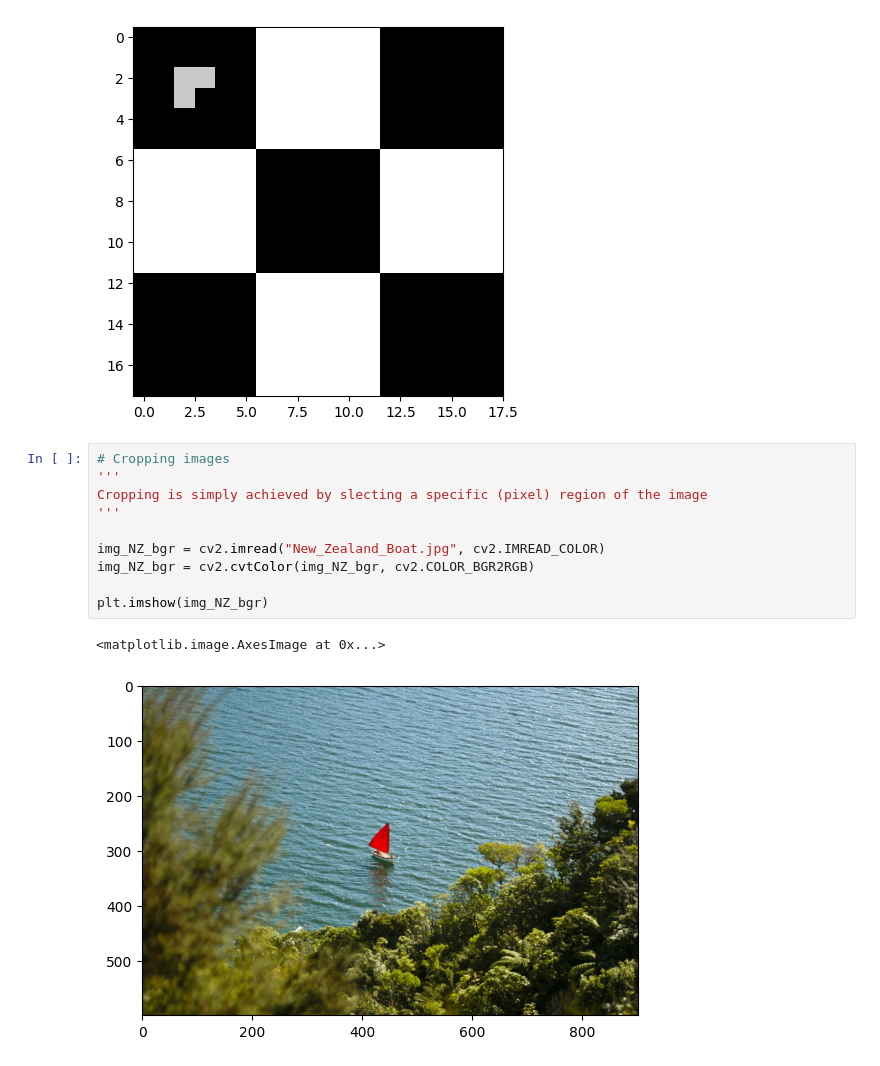
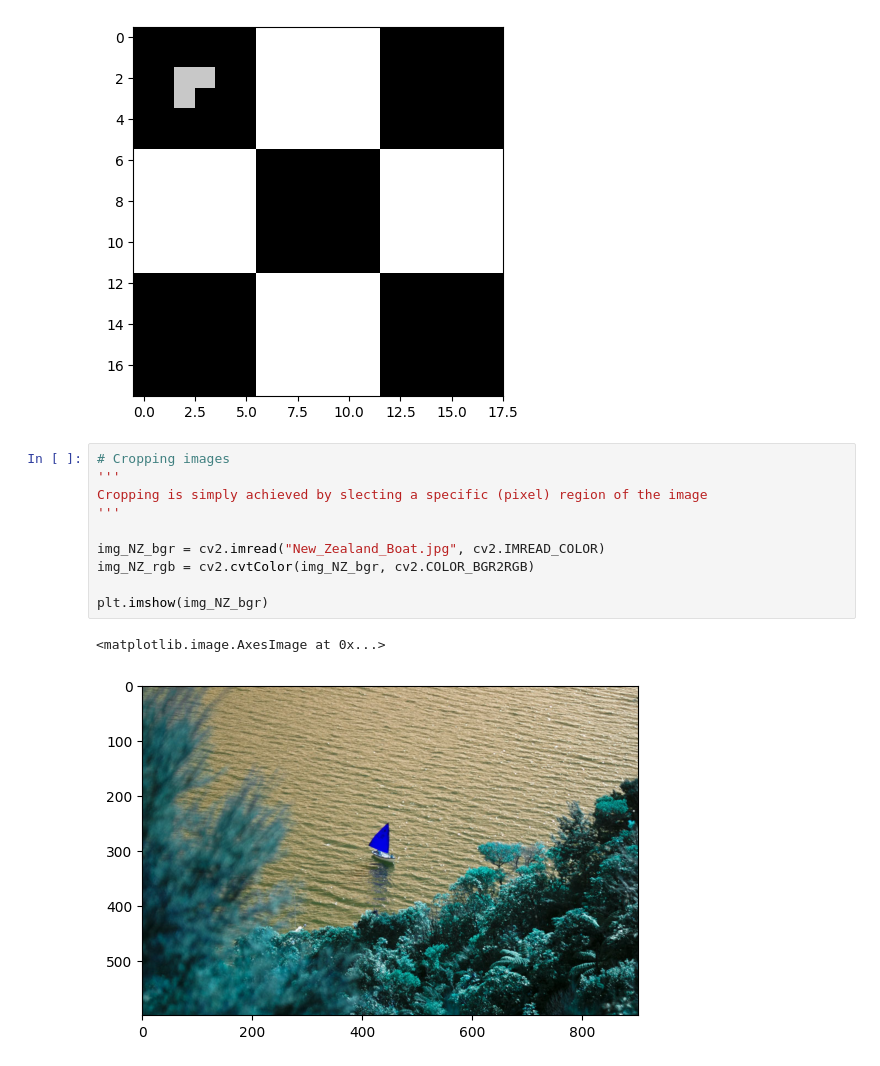
Before and after one commit to scienmanas/OpenCV-Codes, a Jupyter notebook: 02_Basic_Image_Manipulation/Learn_note_2.ipynb, the cells around one changed output. Drawn from its saved outputs; the diff is of its cells as text.

```diff
--- a/02_Basic_Image_Manipulation/Learn_note_2.ipynb
+++ b/02_Basic_Image_Manipulation/Learn_note_2.ipynb
@@ -81,16 +81,16 @@ print(cb_img_copy)
 # %%
 # Cropping images
 '''
 Cropping is simply achieved by slecting a specific (pixel) region of the image
 '''
 
 img_NZ_bgr = cv2.imread("New_Zealand_Boat.jpg", cv2.IMREAD_COLOR)
-img_NZ_bgr = cv2.cvtColor(img_NZ_bgr, cv2.COLOR_BGR2RGB)
+img_NZ_rgb = cv2.cvtColor(img_NZ_bgr, cv2.COLOR_BGR2RGB)
 
 plt.imshow(img_NZ_bgr)
 # %% [output]
 <matplotlib.image.AxesImage at 0x...>
-[figure, old version]
+[figure, new version]
 # %%
 # Now Cropping the image
 
```
Also changed, not shown: parts of 7 cells of this notebook, 2 other files.
